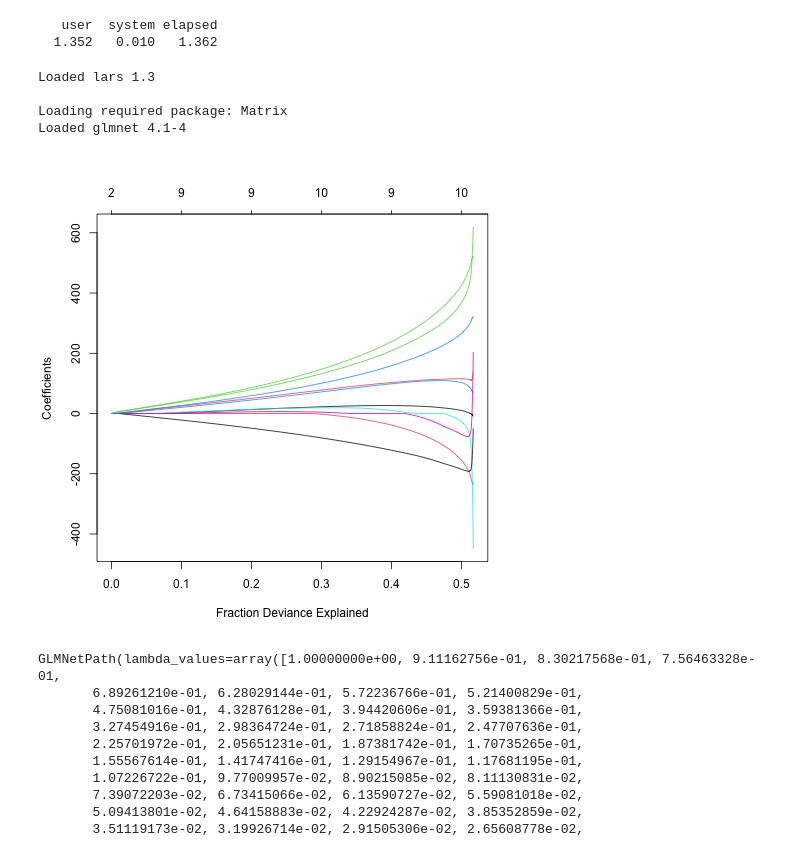
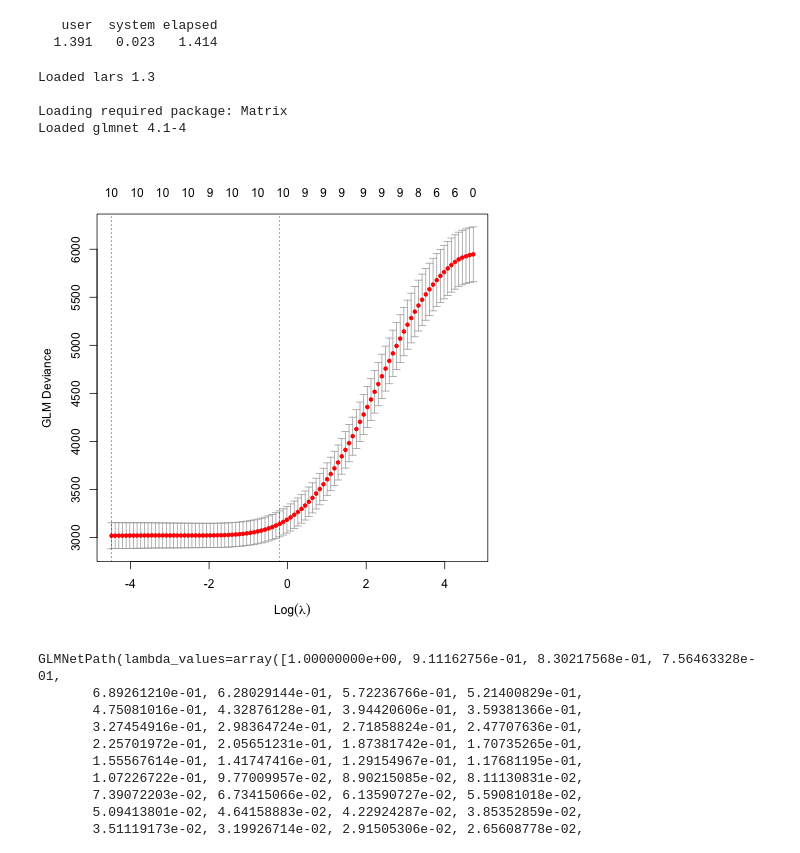
Before and after one commit to jonathan-taylor/glmnetpy, a Jupyter notebook: docs/examples/cross_validation.ipynb, the cells around one changed output. Saved outputs shown, nothing was run; the diff lists cells and outputs as text; code cells hidden in the pictures.

```diff
--- a/docs/examples/cross_validation.ipynb
+++ b/docs/examples/cross_validation.ipynb
@@ -13,23 +14,23 @@ import rpy2
 # %%
 %%R -o X,Y,N
 #install.packages('lars', repo='http://cloud.r-project.org')
 library(lars)
 library(glmnet)
 data(diabetes)
 X = model.matrix(lm(y ~ x, data=diabetes))[,-1]
 N = colnames(diabetes$x)
 Y = diabetes$y
-plot(glmnet(X, Y, family=gaussian(), alpha=0.4), xvar='dev')
+plot(cv.glmnet(X, Y, family=gaussian(), alpha=0.4))
 system.time(cv.glmnet(X, Y, family=gaussian(),
                       alpha=0.4, nfolds=10))
 # %% [output]
    user  system elapsed
-  1.352   0.010   1.362
+  1.391   0.023   1.414
 Loaded lars 1.3
 
 Loading required package: Matrix
 Loaded glmnet 4.1-4
-[figure, old version]
+[figure, new version]
 # %%
 X = pd.DataFrame(X, columns=N)
 G = GLMNetPath(alpha=.4)
```
Also changed, not shown: parts of 10 cells of this notebook, 1 other file.
